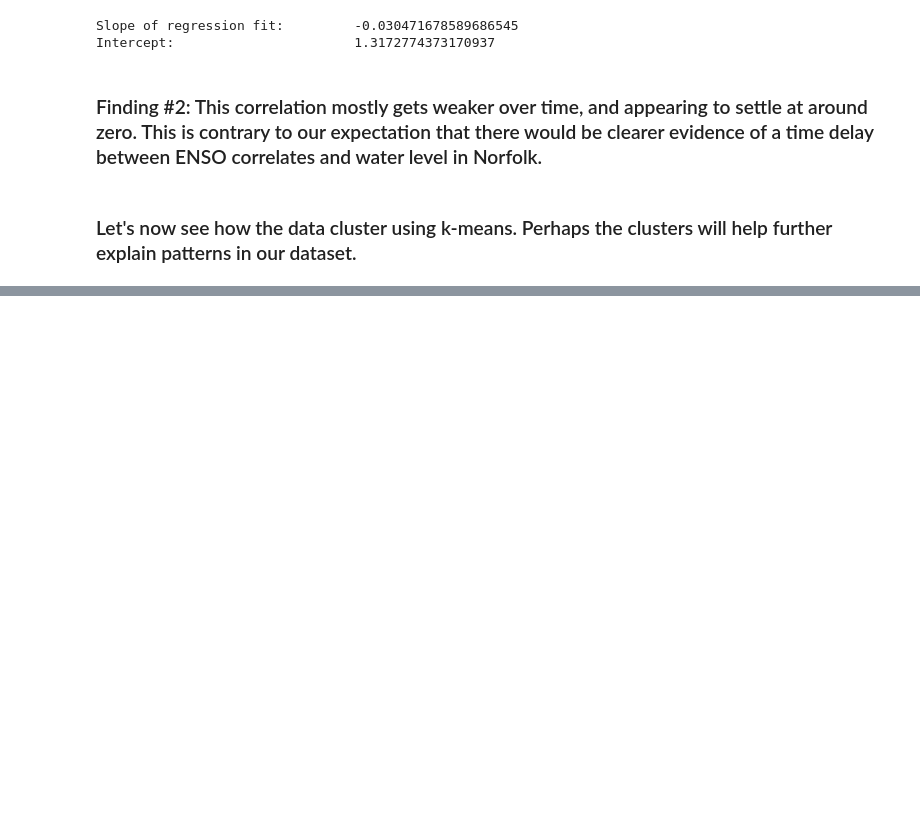
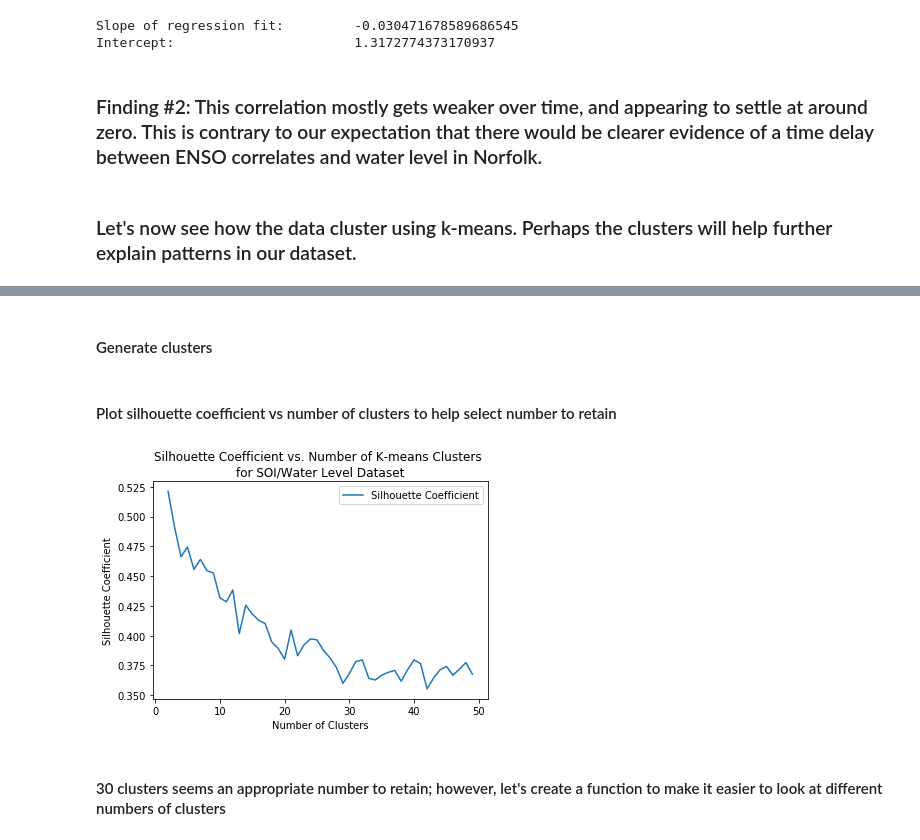
Before and after one commit to skydog71/CMSC641_tutorial, a Jupyter notebook: jborak_CMSC641_final_tutorial.ipynb, the cells around one changed output, grey strips where cells are left out. Saved outputs shown, nothing was run; the diff lists cells and outputs as text; code cells hidden in the pictures; blank space fills up the shorter version.

```diff
--- a/jborak_CMSC641_final_tutorial.ipynb
+++ b/jborak_CMSC641_final_tutorial.ipynb
@@ -378,0 +314,7 @@ print('Intercept:\t\t\t',b)
+# %%
+# Combine SOI and water level data into a single dataframe
+soi_wlev_df = pd.DataFrame(
+    {'SOI' : soi_lag_0,
+     'WLEV' : wlev_lag_0,
+    })
+soi_wlev_df.head()
@@ -378,0 +328,30 @@ print('Intercept:\t\t\t',b)
+# %% [markdown]
+#### Generate clusters
+# %%
+from sklearn.cluster import KMeans
+from sklearn import metrics
+
+num_clusters = list(range(2,50))
+silhouette_coeffs = []
+
+for c in num_clusters:
+    kmeans_model = KMeans(n_clusters=c, random_state=42).fit(soi_wlev_df)
+    labels = kmeans_model.labels_
+    silhouette_coeffs.append(metrics.silhouette_score(soi_wlev_df, labels, metric='euclidean'))
+# %% [markdown]
+#### Plot silhouette coefficient vs number of clusters to help select number to retain
+# %%
+x = num_clusters
+y = silhouette_coeffs
+
+plt.plot(x,y,'-', label='Silhouette Coefficient')
+plt.title('Silhouette Coefficient vs. Number of K-means Clusters \nfor SOI/Water Level Dataset')
+plt.xlabel('Number of Clusters')
+plt.ylabel('Silhouette Coefficient')
+plt.legend()
+
+plt.show()
+# %% [output]
+[figure, added]
+# %% [markdown]
+#### 30 clusters seems an appropriate number to retain;  however, let's create a function to make it easier to look at different numbers of clusters
```
Also changed, not shown: parts of 16 cells of this notebook.
